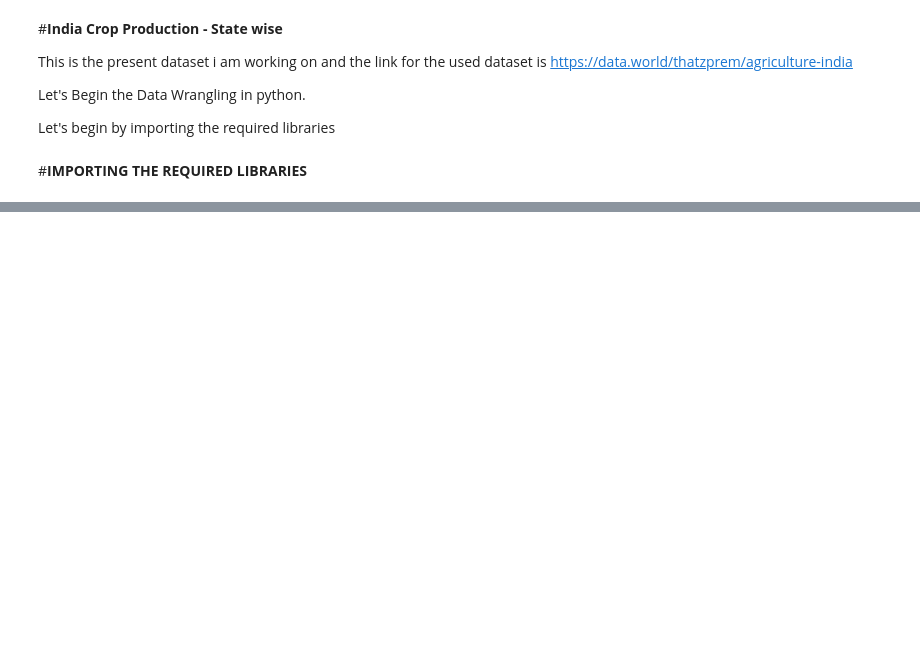
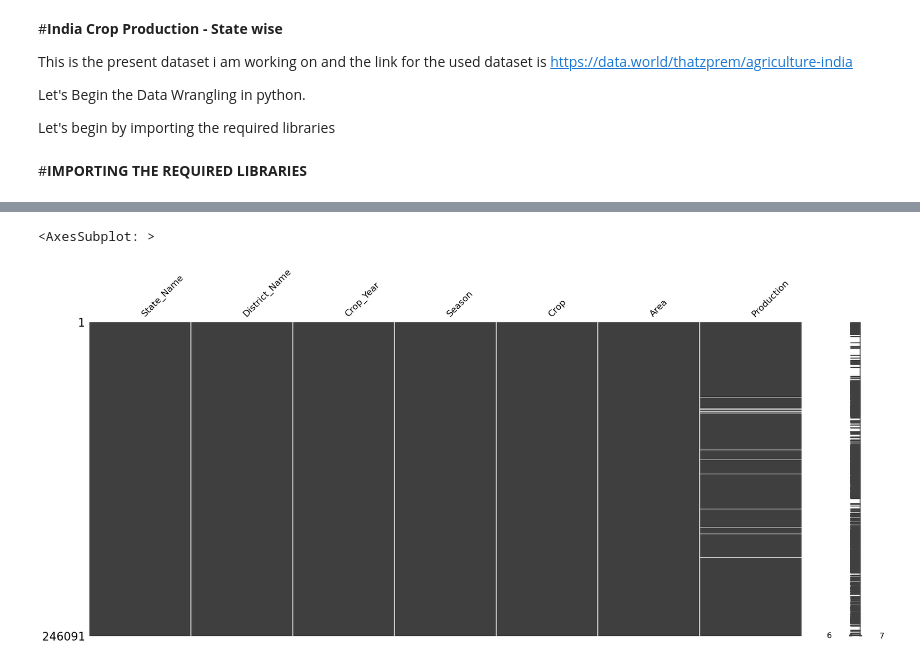
Before and after one commit to Reyansh4/Data_Analytics, a Jupyter notebook: main.ipynb, the cells around one changed output, grey strips where cells are left out. Drawn from its saved outputs; the diff is of its cells as text; code cells hidden in the pictures; blank space fills up the shorter version.

Commit message:
completed the importing of data

```diff
--- a/main.ipynb
+++ b/main.ipynb
@@ -30,0 +88,5 @@ data
+# %%
+msno.matrix(data)
+# %% [output]
+<AxesSubplot: >
+[figure, added]
```
Also changed, not shown: parts of 16 cells of this notebook.
